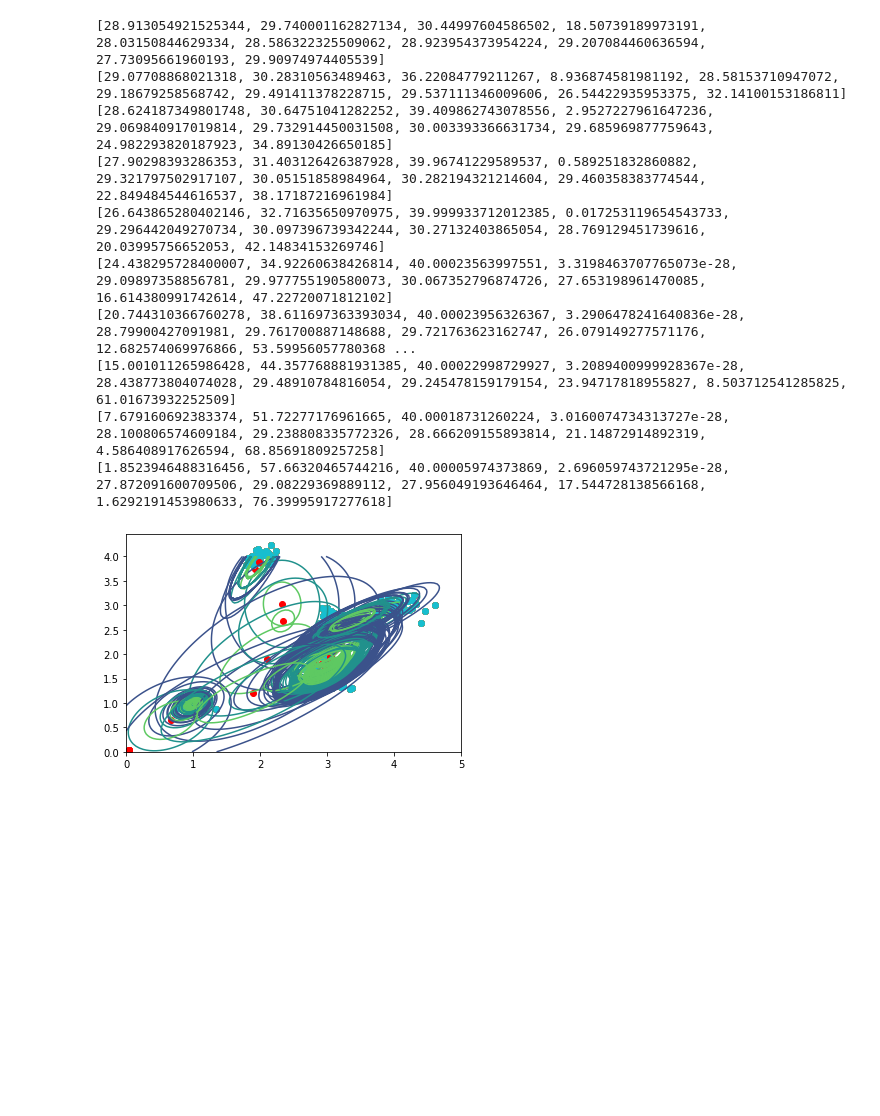
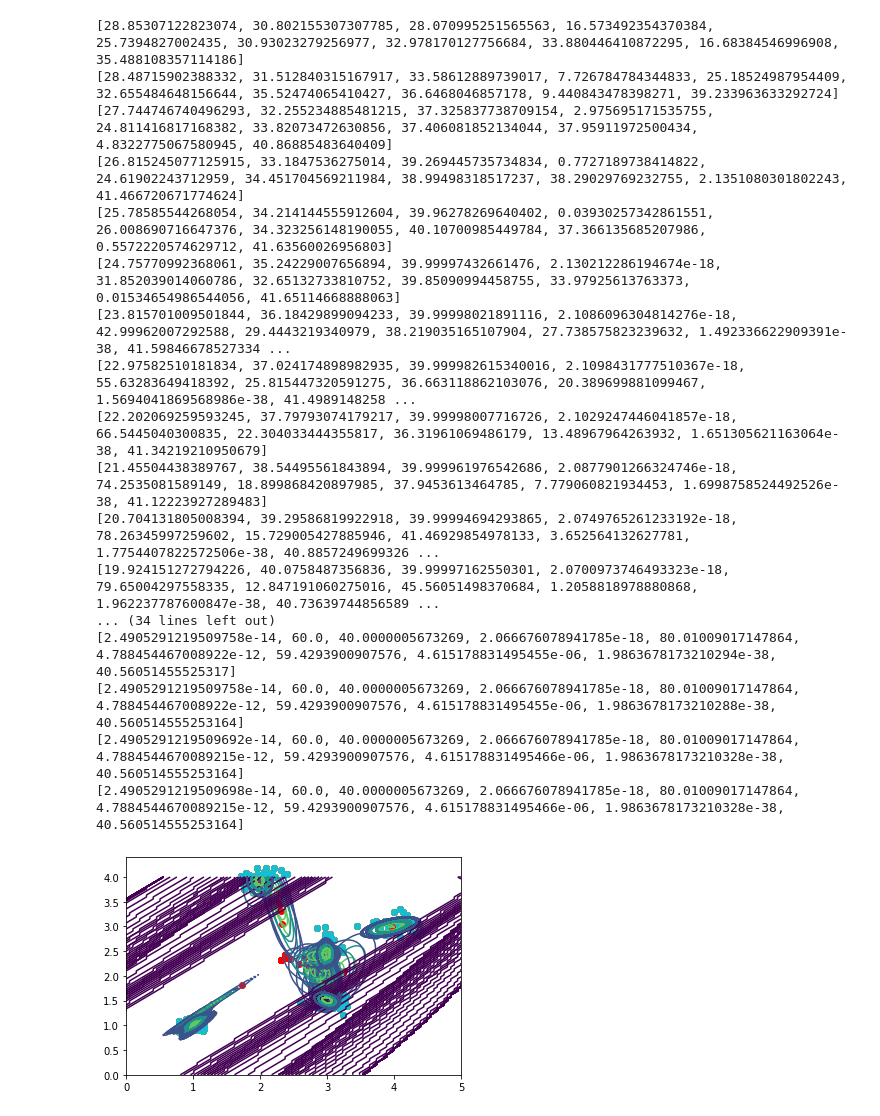
Before and after one commit to ryuichiueda/robot_and_stats_code, a Jupyter notebook: 8章の変分推論.ipynb, the cells around one changed output. Drawn from its saved outputs; the diff is of its cells as text; code cells hidden in the pictures; blank space fills up the shorter version.

```diff
--- a/8章の変分推論.ipynb
+++ b/8章の変分推論.ipynb
@@ -116,7 +116,7 @@ def one_step(rs):
          #   ms[k] = np.array([0,0])
             continue
 
-        params = update_params(1,1,1, np.array([0,0]), np.array([[1, 0],[0, 1]]), k, ns, xs, covs)
+        params = update_params(1,1,1, np.mean(data), np.array([[1, 0],[0, 1]]), k, ns, xs, covs)
         alphas[k] = params[0]
         betas[k] = params[1]
         nus[k] = params[2]
@@ -146,18 +146,25 @@ print(ms)
 # %%
-for _ in range(10):
+for _ in range(20):
     rs = one_step(rs)
 # %% [output]
-[28.913054921525344, 29.740001162827134, 30.44997604586502, 18.50739189973191, 28.03150844629334, 28.586322325509062, 28.923954373954224, 29.207084460636594, 27.73095661960193, 29.90974974405539]
-[29.07708868021318, 30.28310563489463, 36.22084779211267, 8.936874581981192, 28.58153710947072, 29.18679258568742, 29.491411378228715, 29.537111346009606, 26.54422935953375, 32.14100153186811]
-[28.624187349801748, 30.64751041282252, 39.409862743078556, 2.9527227961647236, 29.069840917019814, 29.732914450031508, 30.003393366631734, 29.685969877759643, 24.982293820187923, 34.89130426650185]
-[27.90298393286353, 31.403126426387928, 39.96741229589537, 0.589251832860882, 29.321797502917107, 30.05151858984964, 30.282194321214604, 29.460358383774544, 22.849484544616537, 38.17187216961984]
-[26.643865280402146, 32.71635650970975, 39.999933712012385, 0.017253119654543733, 29.296442049270734, 30.097396739342244, 30.27132403865054, 28.769129451739616, 20.03995756652053, 42.14834153269746]
-[24.438295728400007, 34.92260638426814, 40.00023563997551, 3.3198463707765073e-28, 29.09897358856781, 29.977755190580073, 30.067352796874726, 27.653198961470085, 16.614380991742614, 47.22720071812102]
-[20.744310366760278, 38.611697363393034, 40.00023956326367, 3.2906478241640836e-28, 28.79900427091981, 29.761700887148688, 29.721763623162747, 26.079149277571176, 12.682574069976866, 53.59956057780368 ...
-[15.001011265986428, 44.357768881931385, 40.00022998729927, 3.2089400999928367e-28, 28.438773804074028, 29.48910784816054, 29.245478159179154, 23.94717818955827, 8.503712541285825, 61.01673932252509]
-[7.679160692383374, 51.72277176961665, 40.00018731260224, 3.0160074734313727e-28, 28.100806574609184, 29.238808335772326, 28.666209155893814, 21.14872914892319, 4.586408917626594, 68.85691809257258]
-[1.8523946488316456, 57.66320465744216, 40.00005974373869, 2.696059743721295e-28, 27.872091600709506, 29.08229369889112, 27.956049193646464, 17.544728138566168, 1.6292191453980633, 76.39995917277618]
+[28.85307122823074, 30.802155307307785, 28.070995251565563, 16.573492354370384, 25.7394827002435, 30.93023279256977, 32.978170127756684, 33.880446410872295, 16.68384546996908, 35.488108357114186]
+[28.48715902388332, 31.512840315167917, 33.58612889739017, 7.726784784344833, 25.18524987954409, 32.655484648156644, 35.52474065410427, 36.6468046857178, 9.440843478398271, 39.233963633292724]
+[27.744746740496293, 32.255234885481215, 37.325837738709154, 2.975695171535755, 24.811416817168382, 33.82073472630856, 37.406081852134044, 37.95911972500434, 4.8322775067580945, 40.86885483640409]
+[26.815245077125915, 33.1847536275014, 39.269445735734834, 0.7727189738414822, 24.61902243712959, 34.451704569211984, 38.99498318517237, 38.29029769232755, 2.1351080301802243, 41.466720671774624]
+[25.78585544268054, 34.214144555912604, 39.96278269640402, 0.03930257342861551, 26.008690716647376, 34.323256148190055, 40.10700985449784, 37.366135685207986, 0.5572220574629712, 41.63560026956803]
+[24.75770992368061, 35.24229007656894, 39.99997432661476, 2.130212286194674e-18, 31.852039014060786, 32.65132733810752, 39.85090994458755, 33.97925613763373, 0.01534654986544056, 41.65114668888063]
+[23.815701009501844, 36.18429899094233, 39.99998021891116, 2.1086096304814276e-18, 42.99962007292588, 29.4443219340979, 38.219035165107904, 27.738575823239632, 1.492336622909391e-38, 41.59846678527334 ...
+[22.97582510181834, 37.024174898982935, 39.999982615340016, 2.1098431777510367e-18, 55.63283649418392, 25.815447320591275, 36.663118862103076, 20.389699881099467, 1.5694041869568986e-38, 41.4989148258 ...
+[22.202069259593245, 37.79793074179217, 39.99998007716726, 2.1029247446041857e-18, 66.5445040300835, 22.304033444355817, 36.31961069486179, 13.48967964263932, 1.651305621163064e-38, 41.34219210950679]
+[21.45504438389767, 38.54495561843894, 39.999961976542686, 2.0877901266324746e-18, 74.2535081589149, 18.899868420897985, 37.9453613464785, 7.779060821934453, 1.6998758524492526e-38, 41.12223927289483]
+[20.704131805008394, 39.29586819922918, 39.99994694293865, 2.0749765261233192e-18, 78.26345997259602, 15.729005427885946, 41.46929854978133, 3.652564132627781, 1.7754407822572506e-38, 40.8857249699326 ...
+[19.924151272794226, 40.0758487356836, 39.99997162550301, 2.0700973746493323e-18, 79.65004297558335, 12.847191060275016, 45.56051498370684, 1.2058818978880868, 1.962237787600847e-38, 40.73639744856589 ...
+... (34 lines left out)
+[2.4905291219509758e-14, 60.0, 40.0000005673269, 2.066676078941785e-18, 80.01009017147864, 4.788454467008922e-12, 59.4293900907576, 4.615178831495455e-06, 1.9863678173210294e-38, 40.56051455525317]
+[2.4905291219509758e-14, 60.0, 40.0000005673269, 2.066676078941785e-18, 80.01009017147864, 4.788454467008922e-12, 59.4293900907576, 4.615178831495455e-06, 1.9863678173210288e-38, 40.560514555253164]
+[2.4905291219509692e-14, 60.0, 40.0000005673269, 2.066676078941785e-18, 80.01009017147864, 4.7884544670089215e-12, 59.4293900907576, 4.615178831495466e-06, 1.9863678173210328e-38, 40.560514555253164]
+[2.4905291219509698e-14, 60.0, 40.0000005673269, 2.066676078941785e-18, 80.01009017147864, 4.7884544670089215e-12, 59.4293900907576, 4.615178831495466e-06, 1.9863678173210328e-38, 40.560514555253164]
-[figure, old version]
+[figure, new version]
 # %%
 rs = one_step(rs)
 # %% [output]
```
Also changed, not shown: parts of 4 cells of this notebook.
